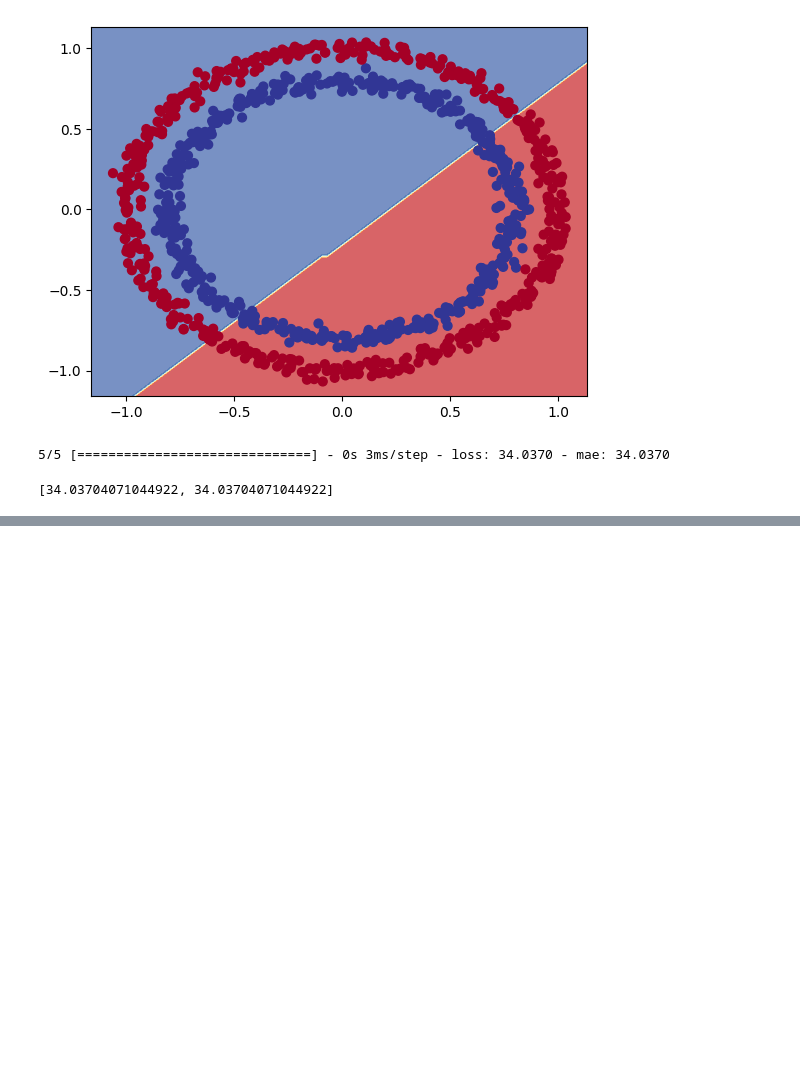
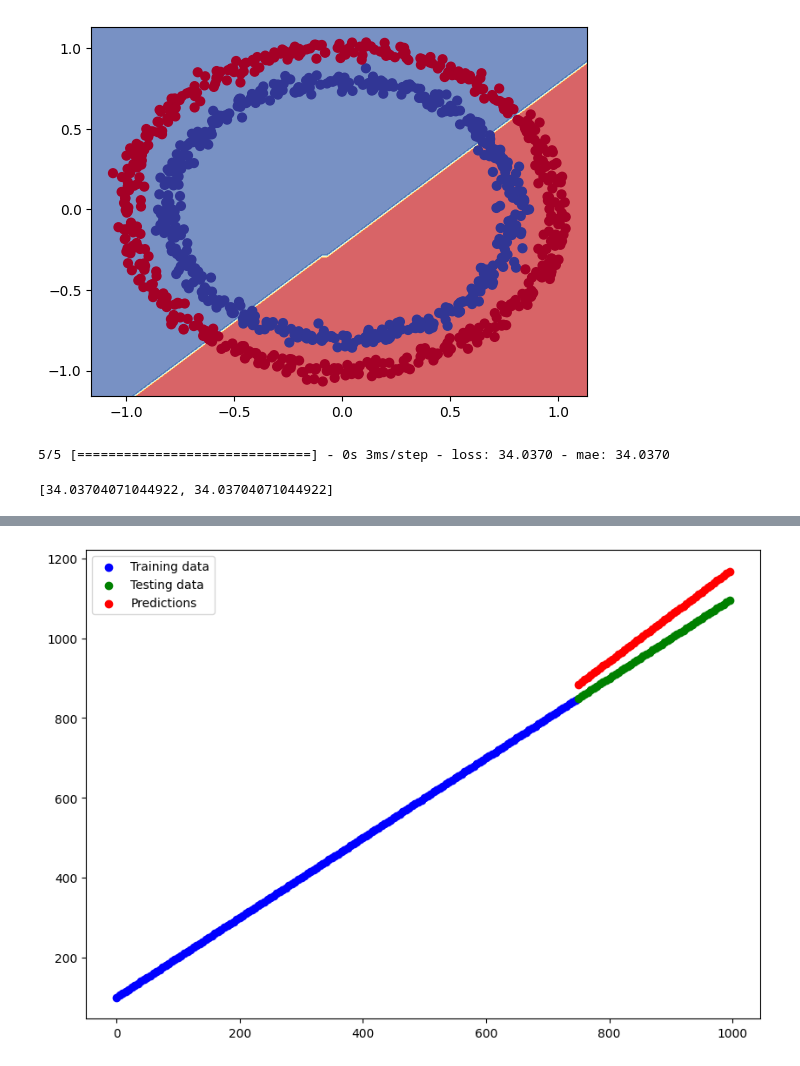
Before and after one commit to Sambaran04/Tensorflow, a Jupyter notebook: Neural_Network_Classification.ipynb, the cells around one changed output, grey strips where cells are left out. Drawn from its saved outputs; the diff is of its cells as text; code cells hidden in the pictures; blank space fills up the shorter version.

```diff
--- a/Neural_Network_Classification.ipynb
+++ b/Neural_Network_Classification.ipynb
@@ -249,3 +249,14 @@ model_4.evaluate(X_reg_train, y_reg_train)
 # %% [output]
 5/5 [==============================] - 0s 3ms/step - loss: 34.0370 - mae: 34.0370
 [34.03704071044922, 34.03704071044922]
+# %%
+# Make predictions with our trained model
+y_reg_preds = model_4.predict(X_reg_test)
+
+# Plot the model's predictions against our regression data
+plt.figure(figsize=(10, 7))
+plt.scatter(X_reg_train, y_reg_train, c="b", label="Training data")
+plt.scatter(X_reg_test, y_reg_test, c="g", label="Testing data")
+plt.scatter(X_reg_test, y_reg_preds, c="r", label="Predictions")
+plt.legend();
+# %% [output]
@@ -251,0 +264 @@ model_4.evaluate(X_reg_train, y_reg_train)
+[figure, added]
```
Also changed, not shown: parts of 1 cell of this notebook.
